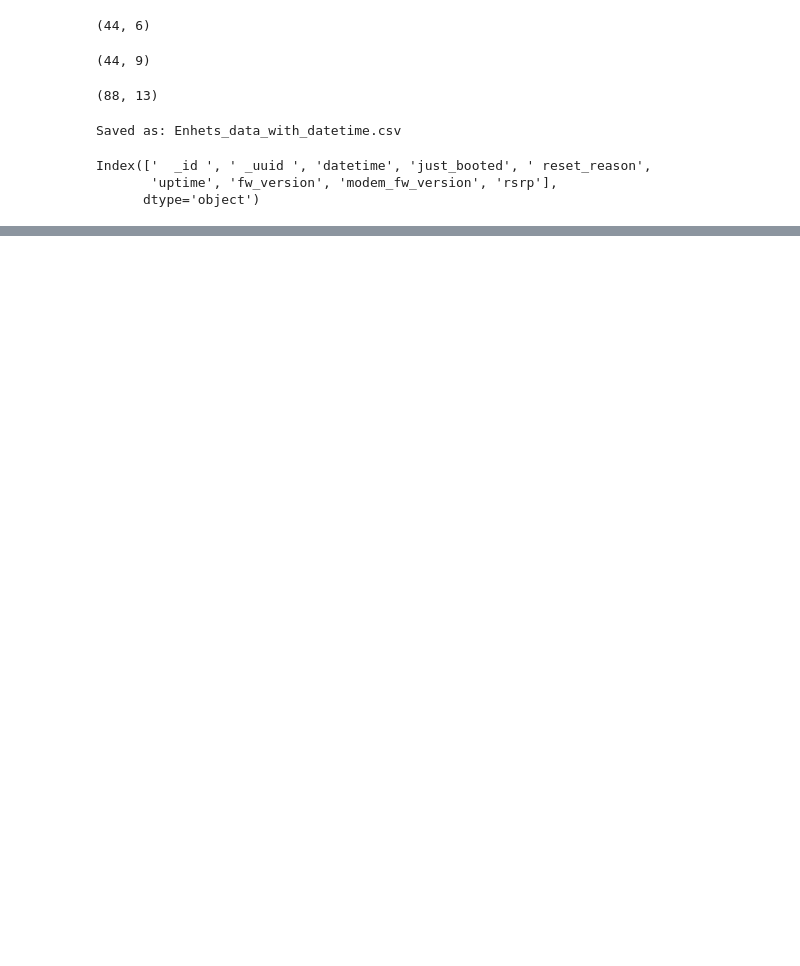
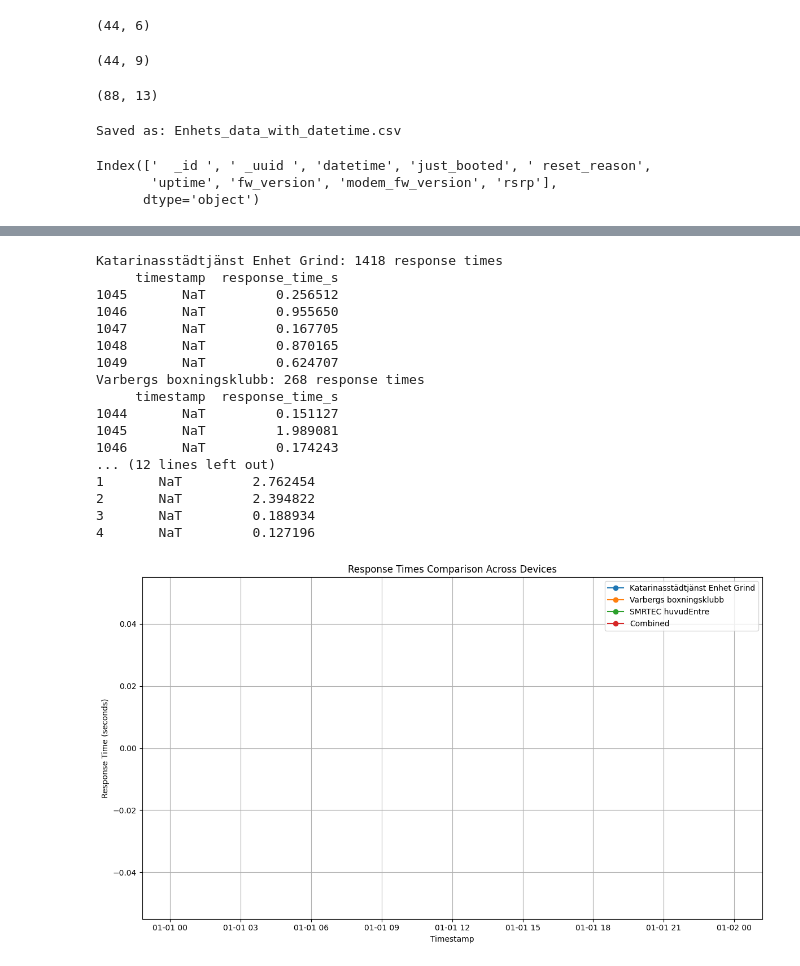
Before and after one commit to yuliaresina/lia_test_arena_, a Jupyter notebook: Kod.ipynb, the cells around one changed output, grey strips where cells are left out. Drawn from its saved outputs; the diff is of its cells as text; code cells hidden in the pictures; blank space fills up the shorter version.

```diff
--- a/Kod.ipynb
+++ b/Kod.ipynb
@@ -52,0 +159,43 @@ Index(['  _id ', ' _uuid ', 'datetime', 'just_booted', ' reset_reason',
+# %%
+# Debug: Print number of response times per device
+for label, df in device_response_times.items():
+    print(f"{label}: {len(df)} response times")
+    print(df.head())
+
+# Plot only if there is data
+plt.figure(figsize=(12, 7))
+plotted = False
+for label in device_response_times.keys():
+    df = combined_df[combined_df['device'] == label]
+    if not df.empty:
+        plt.plot(df['timestamp'], df['response_time_s'], marker='o', label=label)
+        plotted = True
+if plotted:
+    plt.xlabel('Timestamp')
+    plt.ylabel('Response Time (seconds)')
+    plt.title('Response Times Comparison Across Devices')
+    plt.legend()
+    plt.grid(True)
+    plt.tight_layout()
+    plt.show()
+else:
+    print('No response time data available for plotting.')
+# %% [output]
+Katarinasstädtjänst Enhet Grind: 1418 response times
+     timestamp  response_time_s
+1045       NaT         0.256512
+1046       NaT         0.955650
+1047       NaT         0.167705
+1048       NaT         0.870165
+1049       NaT         0.624707
+Varbergs boxningsklubb: 268 response times
+     timestamp  response_time_s
+1044       NaT         0.151127
+1045       NaT         1.989081
+1046       NaT         0.174243
+... (12 lines left out)
+1       NaT         2.762454
+2       NaT         2.394822
+3       NaT         0.188934
+4       NaT         0.127196
+[figure, added]
```
Also changed, not shown: parts of 6 cells of this notebook.
